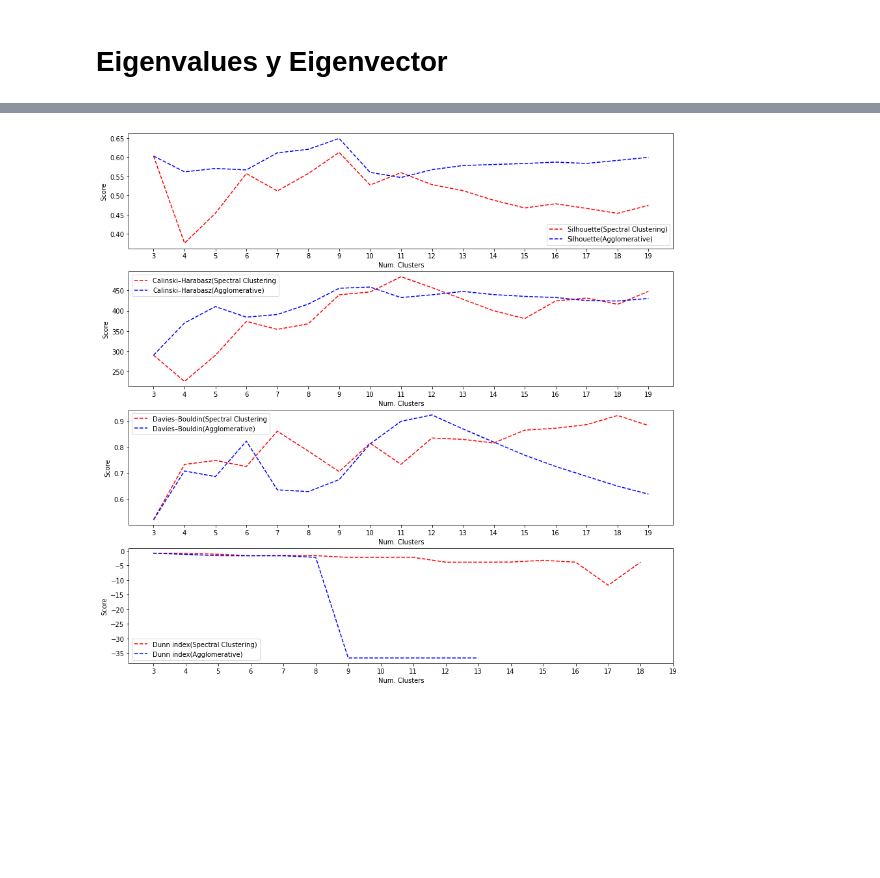
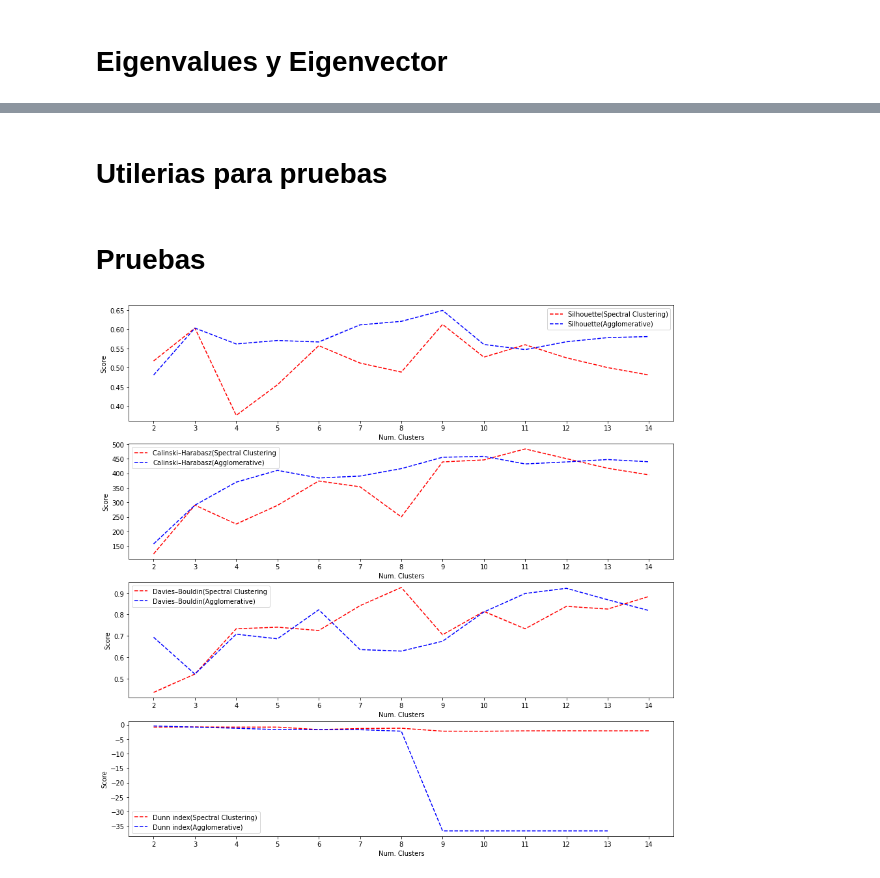
Before and after one commit to nachocodexx/cinvestav-da-clustering, a Jupyter notebook: README.ipynb, the cells around one changed output, grey strips where cells are left out. Saved outputs shown, nothing was run; the diff lists cells and outputs as text; code cells hidden in the pictures; blank space fills up the shorter version.

```diff
--- a/README.ipynb
+++ b/README.ipynb
@@ -118,5 +131,4 @@ Se muestra la kernel density estimation (KDE) la estima la distribucion probabil
 # %%
 Xp         = producers.drop(useless_cols,axis=1)
 Xp_columns = Xp.columns
-for x in Xp_columns:
-    sns.displot(data=Xp,x=x,height=5,kde=True,color='black')
+displot = lambda x: sns.displot(data=Xp,x=x,height=5,kde=True,color='black')
@@ -209,11 +290,17 @@ class Neo4J:
 
 
 def setToCluster(tx,data):
+
     query = """
-        MATCH (n) WHERE id(n) IN $node_ids
+        MATCH (n) WHERE n.nid IN $node_ids
             SET n: {}
             RETURN n
     """.format(data[1])
+#     query = """
+#         MATCH (n) WHERE id(n) IN $node_ids
+#             SET n: {}
+#             RETURN n
+#     """.format(data[1])
     return tx.run(query,node_ids=data[0])
 def createConsumer(tx,data):
     user_id = data[0]
@@ -244,12 +331,18 @@ def createProducer(tx,data):
     topic_volume   = data[10]
     topic_density  = data[11]
     topic_role     = data[12]
+#     query = """
+#         MERGE (p:Producer {user_id:$user_id,production:$production,volume:$volume,density:$density,consume:$consume,consume_others:$consume_others,role:$role})
+#         MERGE (f:File {file_id:$file_id,size:$file_size})
+#         MERGE (t:Topic {topic_id: $topic_id,volume:$topic_volume,density: $topic_density,role:$topic_role})
+#         MERGE (p)-[u:UPLOAD]->(f)-[ht:HAS_TOPIC]->(t)
+#         RETURN p,u,f,ht,t
+#     """
     query = """
         MERGE (p:Producer {user_id:$user_id,production:$production,volume:$volume,density:$density,consume:$consume,consume_others:$consume_others,role:$role})
-        MERGE (f:File {file_id:$file_id,size:$file_size})
         MERGE (t:Topic {topic_id: $topic_id,volume:$topic_volume,density: $topic_density,role:$topic_role})
-        MERGE (p)-[u:UPLOAD]->(f)-[ht:HAS_TOPIC]->(t)
-        RETURN p,u,f,ht,t
+        MERGE (p)-[u:UPLOAD]->(t)
+        RETURN p,u,t
     """
 
     return tx.run(query,
@@ -384,3 +495,5 @@ ax.scatter(range(vals.shape[0]),vals)
+# %% [markdown]
+# Utilerias para pruebas
 # %%
 
 def prepareScorePlot():
@@ -404,6 +517,8 @@ def plotScoresByScoreName(**kwargs):
     f = prepareScorePlot()
     for i,key in enumerate(score_names):
         f(i,data[key],labels[key])
+# %% [markdown]
+# Pruebas
 # %%
 # clusters = (2,5,10,15,20)
 eigen_solvers =('arpack', 'lobpcg', 'amg') #The eigenvalue decomposition strategy to use
@@ -433,9 +548,10 @@ def runSC(**kwargs):
             n_clusters=k,
             affinity='euclidean',
             connectivity=A).fit(sX)
+
         spectralClus = SpectralClustering(n_clusters=k,
                                 n_components=k,
-                                assign_labels=assign_labels[1],
+                                assign_labels=assign_labels[0],
                                 random_state=random_satate[0],
                                 affinity=affinity[1],
                                 eigen_solver=eigen_solvers[0]
@@ -454,34 +570,34 @@ def runSC(**kwargs):
             input("Continue")
 
         if(show_scores):
             sillhoutte_scores = (shs(sX,spectralClusLabels), shs(sX,agglomerativeClusLabels))
             calinki_scores =(chs(sX,spectralClusLabels), chs(sX,agglomerativeClusLabels))
             davies_scores  = (dbs(sX,spectralClusLabels),dbs(sX,agglomerativeClusLabels))
             dunIndex_scores   = (dunn(sX,spectralClusLabels), dunn(sX,agglomerativeClusLabels))
             score_results['sh'][0].append(sillhoutte_scores[0])
             score_results['sh'][1].append(sillhoutte_scores[1])
             score_results['ch'][0].append(calinki_scores[0])
             score_results['ch'][1].append(calinki_scores[1])
             score_results['db'][0].append(davies_scores[0])
             score_results['db'][1].append(davies_scores[1])
             score_results['dun'][0].append(dunIndex_scores[0])
             score_results['dun'][1].append(dunIndex_scores[1])
     return score_results
-n_clusters = list(range(3,20))
+n_clusters = list(range(2,15))
 score_names =('sh','ch','db','dun')
 plot_labels = {
     'sh':('Silhouette(Spectral Clustering)','Silhouette(Agglomerative)'),
     'ch':('Calinski–Harabasz(Spectral Clustering','Calinski–Harabasz(Agglomerative)'),
     'db': ('Davies–Bouldin(Spectral Clustering','Davies–Bouldin(Agglomerative)'),
     'dun': ("Dunn index(Spectral Clustering)","Dunn index(Agglomerative)")
 }
 scores     = runSC(X=SPA,
                    n_clusters=n_clusters,
                    show_scores=True,
                    visualize=False)
 # print(scores)
 plotScoresByScoreName(data=scores,labels=plot_labels,score_names=score_names)
-# plt.savefig('./images/foo_1.jpg')
-plt.show()
+# plt.savefig('./images/score_v3.jpg')
+# plt.show()
 # %% [output]
-[figure, old version]
+[figure, new version]
```
Also changed, not shown: parts of 29 cells of this notebook, 37 other files.
